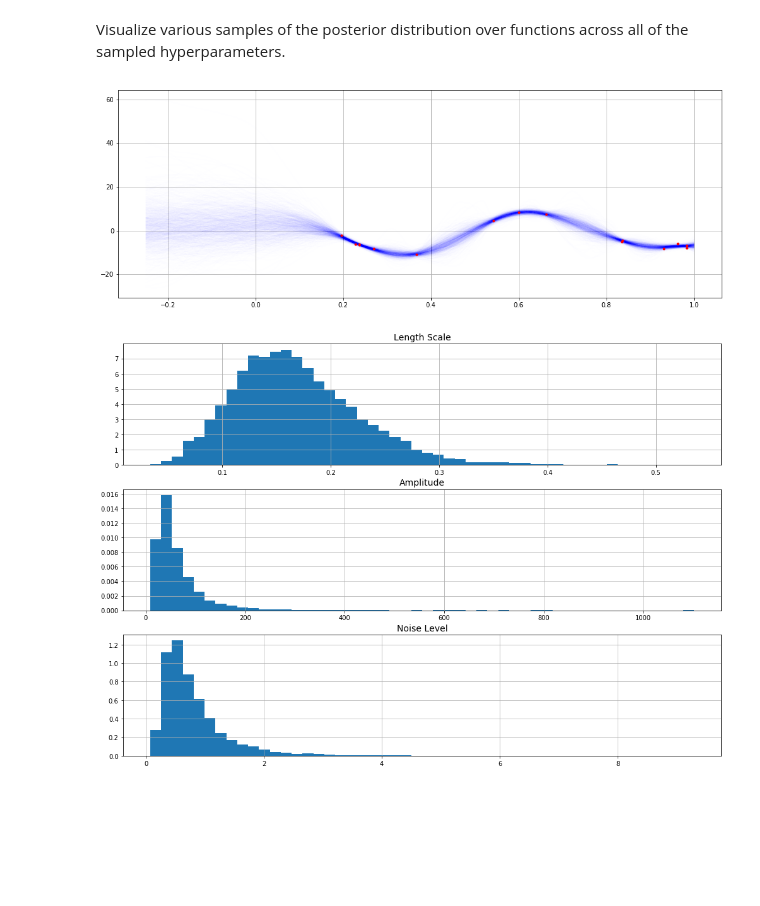
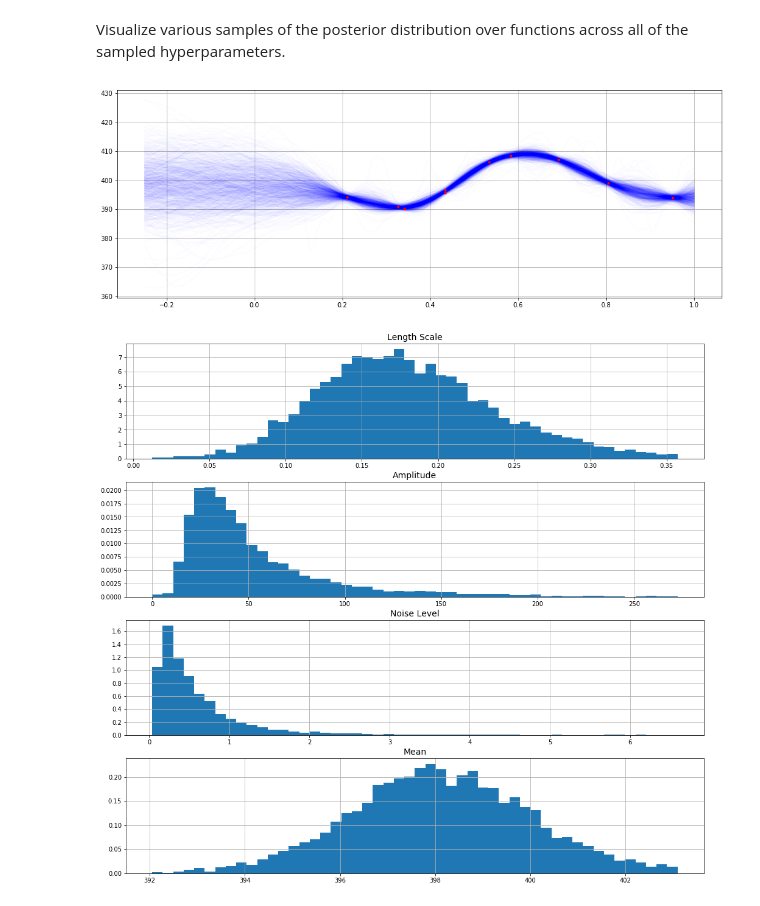
Before and after one commit to JamesBrofos/Sif, a Jupyter notebook: examples/gaussian_process/Gaussian Process Sampler.ipynb, the cells around one changed output. Drawn from its saved outputs; the diff is of its cells as text; code cells hidden in the pictures; blank space fills up the shorter version.

```diff
--- a/examples/gaussian_process/Gaussian Process Sampler.ipynb
+++ b/examples/gaussian_process/Gaussian Process Sampler.ipynb
@@ -28,10 +28,13 @@ covariance = np.diag(np.ones((3, )) * 5.)
+# %%
+mean[-1] = y.mean()
 # %%
 sampler = EllipticalSliceSampler(mean, covariance, log_likelihood_func)
-samples = np.exp(sampler.sample(n_samples))
+samples = sampler.sample(n_samples)
+samples[:, :-1] = np.exp(samples[:, :-1])
 # %%
 func_samples = np.zeros((n_samples, X_pred.shape[0]))
 for i in range(n_samples):
-    gp = GaussianProcess(MaternKernel(samples[i, :1], samples[i, -2]), samples[i, -1])
+    gp = GaussianProcess(MaternKernel(samples[i, :1], samples[i, -3]), samples[i, -2], samples[i, -1])
     gp.fit(X, y)
     func_samples[i] = gp.sample(X_pred)
 # %% [markdown]
@@ -39,19 +42,20 @@ Visualize various samples of the posterior distribution over functions across al
 # %%
 plt.figure(figsize=(17, 6))
 for i in range(min(1000, n_samples)):
-    plt.plot(X_pred.ravel(), func_samples[i], "b-", alpha=1. / 200)
+    plt.plot(X_pred.ravel(), func_samples[i], "b-", alpha=1. / 100)
 plt.plot(X.ravel(), y.ravel(), "r.")
 plt.grid()
 plt.legend(fontsize=12)
 plt.show()
 # %% [output]
-[figure, old version]
+[figure, new version]
 # %%
-f, axes = plt.subplots(3, figsize=(17, 12))
+f, axes = plt.subplots(4, figsize=(17, 16))
 for i, ax in enumerate(axes):
-    ax.hist(samples[:, i], bins=50, normed=True)
+    S = samples[samples[:, i] < np.percentile(samples[:, i], 99.), i]
+    ax.hist(S, bins=50, normed=True)
     ax.grid()
-    ax.set_title(["Length Scale", "Amplitude", "Noise Level"][i], fontsize=14)
+    ax.set_title(["Length Scale", "Amplitude", "Noise Level", "Mean"][i], fontsize=14)
 plt.show()
 # %% [output]
-[figure, old version]
+[figure, new version]
```
Also changed, not shown: parts of 3 cells of this notebook, 23 other files.
